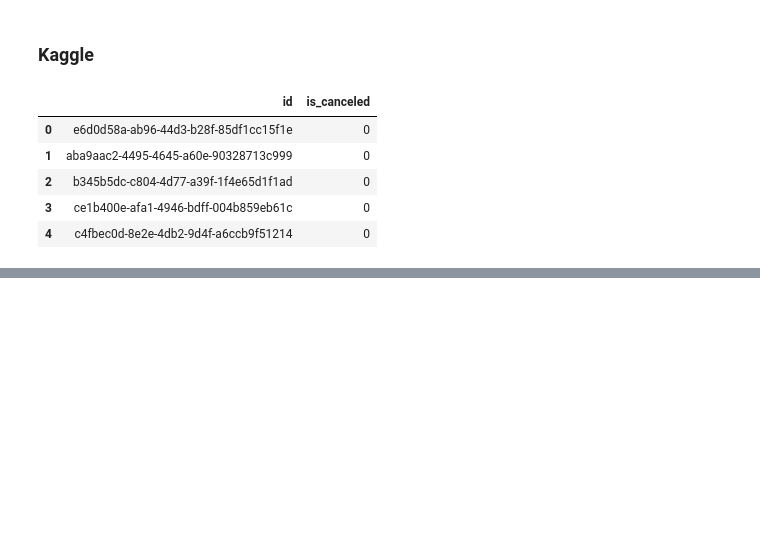
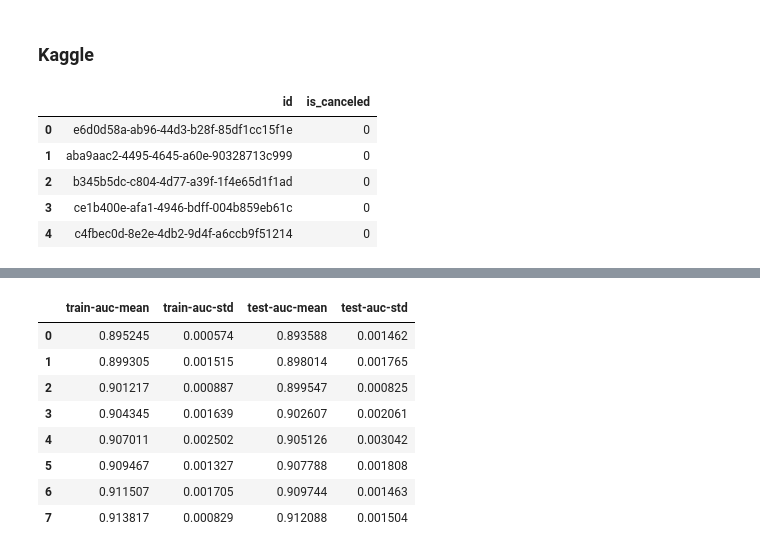
Before and after one commit to tomasvainstein/Organizacion-de-Datos, a Jupyter notebook: TP1/CHP3/7506R_TP1_GRUPO05_CHP3_ENTREGA.ipynb, the cells around one changed output, grey strips where cells are left out. Saved outputs shown, nothing was run; the diff lists cells and outputs as text; code cells hidden in the pictures; blank space fills up the shorter version.

```diff
--- a/TP1/CHP3/7506R_TP1_GRUPO05_CHP3_ENTREGA.ipynb
+++ b/TP1/CHP3/7506R_TP1_GRUPO05_CHP3_ENTREGA.ipynb
@@ -591,0 +642,17 @@ ds_submit.to_csv(filepath, index=False)
+# %%
+#Datos de entrenamiento en formaro DMatrix
+data_dmatrix = xgb.DMatrix(data=X_entrenamiento, label=Y_entrenamiento)
+
+#Entreno CV para probar el learning rate
+results=xgb.cv(dtrain=data_dmatrix,nfold=5,params={'learning_rate':0.1},num_boost_round=8,metrics='auc')
+results
+# %% [output]
+|  | train-auc-mean | train-auc-std | test-auc-mean | test-auc-std |
+| 0 | 0.895245 | 0.000574 | 0.893588 | 0.001462 |
+| 1 | 0.899305 | 0.001515 | 0.898014 | 0.001765 |
+| 2 | 0.901217 | 0.000887 | 0.899547 | 0.000825 |
+| 3 | 0.904345 | 0.001639 | 0.902607 | 0.002061 |
+| 4 | 0.907011 | 0.002502 | 0.905126 | 0.003042 |
+| 5 | 0.909467 | 0.001327 | 0.907788 | 0.001808 |
+| 6 | 0.911507 | 0.001705 | 0.909744 | 0.001463 |
+| 7 | 0.913817 | 0.000829 | 0.912088 | 0.001504 |
```
Also changed, not shown: parts of 8 cells of this notebook.
